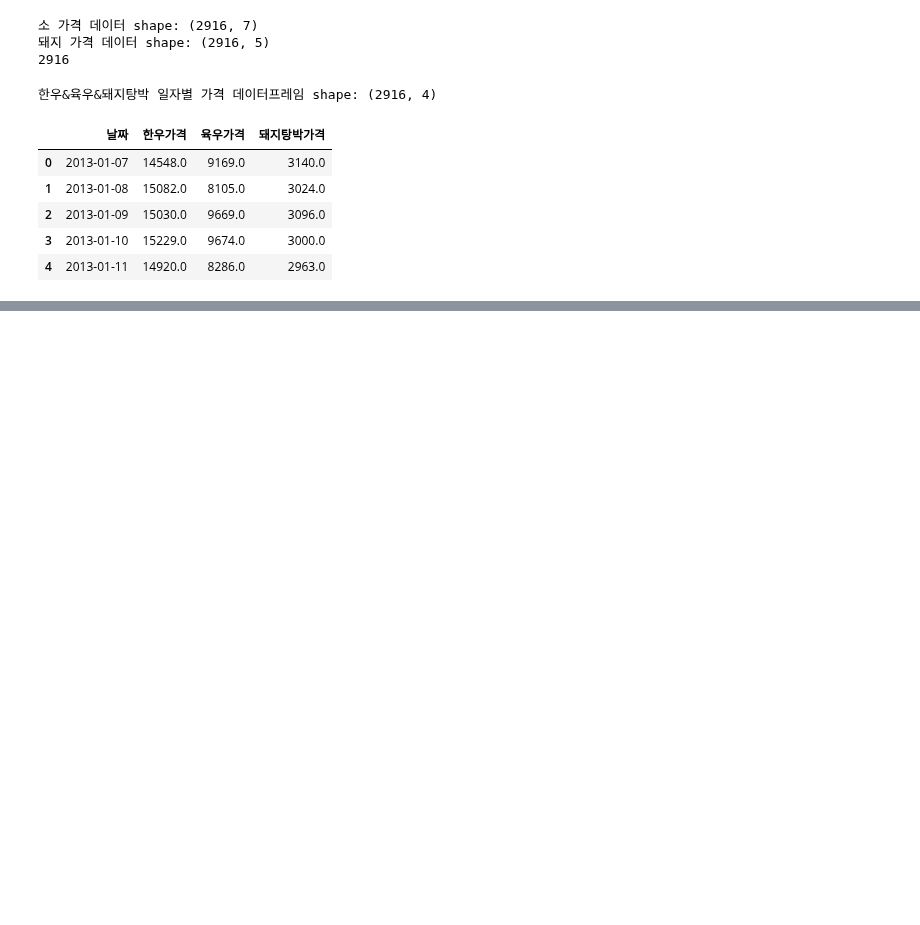
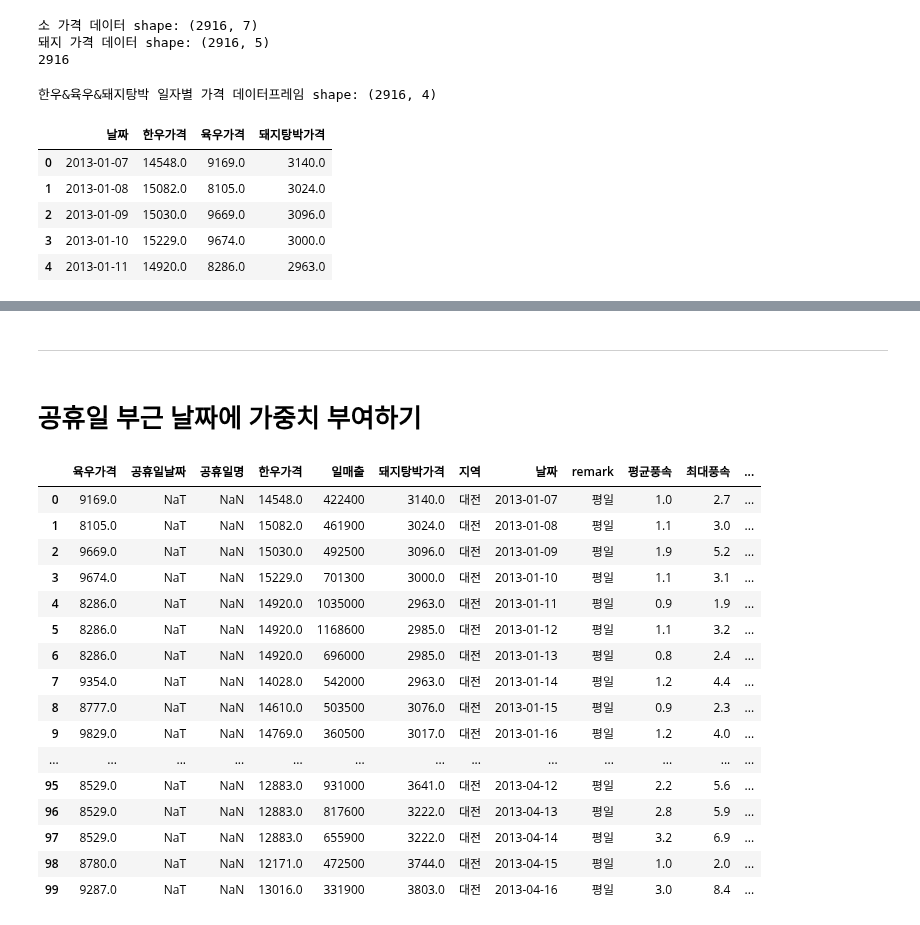
Before and after one commit to young-hun-jo/DataAnalysis, a Jupyter notebook: woochuri/analysis.ipynb, the cells around one changed output, grey strips where cells are left out. Saved outputs shown, nothing was run; the diff lists cells and outputs as text; code cells hidden in the pictures; blank space fills up the shorter version.

```diff
--- a/woochuri/analysis.ipynb
+++ b/woochuri/analysis.ipynb
@@ -225,0 +263,31 @@ sales_holiday_df.head(100)
+# %%
+# 결측치 변수마다 각각 상관관계가 높은 변수들끼리 비지도 학습인 KNN을 수행하여 결측치 대체하기!
+# 단, K값이 하이퍼파라미터이기 때문에 최적의 K값을 도출하지 못하는 한계는 존재..
+# 우선 디폴트 K값이 5이기 때문에 5로 설정!
+from sklearn.impute import KNNImputer
+
+avg_wind = dataset[['평균풍속', '최대풍속']] # 결측치:평균풍속
+avg_humid = dataset[['평균상대습도', '최소상대습도', '최저기온', '일강수량', '평균기온', '최고기온']] # 결측치:평균상대습도
+max_sun_h = dataset[['1시간최다일사량', '최고기온', '평균기온', '최저기온', '최소상대습도']] # 결측치:1시가최다일사량
+max_sun = dataset[['일사량', '최고기온', '평균기온', '최저기온', '최소상대습도']] # 결측치:일사량
+
+knn_datasets = [avg_wind, avg_humid, max_sun_h, max_sun]
+after_datasets = []
+for data in knn_datasets:
+    imputer = KNNImputer(n_neighbors=5, weights='uniform', metric='nan_euclidean')
+    imputer.fit(data.values)
+    after_values = imputer.transform(data.values) # array
+    after_dataset = pd.DataFrame(after_values, columns=data.columns)
+    after_datasets.append(after_dataset)
+# 결측치 채운 데이터 프레임으로 전체 병합 후 distinct한 칼럼들만 추출해서 결측치가 채워진 날씨 변수들로 재탄생!
+concat_df = pd.concat([after_datasets[0], after_datasets[1], after_datasets[2], after_datasets[3]], axis=1)
+
+# dataframe boolean 인덱싱은 중복 제거되서 추출되지 않음.
+#단, pd.DataFrame으로 데이터프레임을 만들 때 값과 칼럼이 동일한 것들은 자동으로 중복제거되어 만들어짐!
+concat_cols = concat_df.columns.tolist()
+transform_dict = {}
+# 행벡터 -> 열벡터로 만들기 위해서 Transpose 사용
+for i, v in enumerate(concat_df.values.T):
+    transform_dict[concat_cols[i]] = v
+
+transform_df = pd.DataFrame(transform_dict)
@@ -225,0 +306,5 @@ sales_holiday_df.head(100)
+# %%
+standard_cols = set(dataset.columns) - set(transform_df.columns)
+dataset = pd.concat([dataset[standard_cols], transform_df], axis=1)
+print('결측치 대체 후 데이터 원본과 병합한 shape:', dataset.shape)
+dataset.head()
@@ -225,0 +319,25 @@ sales_holiday_df.head(100)
+# %% [markdown]
+---
+# %% [markdown]
+# 공휴일 부근 날짜에 가중치 부여하기
+# %%
+pd.options.display.max_rows = 100
+dataset.head(100)
+# %% [output]
+|  | 육우가격 | 공휴일날짜 | 공휴일명 | 한우가격 | 일매출 | 돼지탕박가격 | 지역 | 날짜 | remark | 평균풍속 | 최대풍속 | ... |
+| 0 | 9169.0 | NaT | NaN | 14548.0 | 422400 | 3140.0 | 대전 | 2013-01-07 | 평일 | 1.0 | 2.7 | ... |
+| 1 | 8105.0 | NaT | NaN | 15082.0 | 461900 | 3024.0 | 대전 | 2013-01-08 | 평일 | 1.1 | 3.0 | ... |
+| 2 | 9669.0 | NaT | NaN | 15030.0 | 492500 | 3096.0 | 대전 | 2013-01-09 | 평일 | 1.9 | 5.2 | ... |
+| 3 | 9674.0 | NaT | NaN | 15229.0 | 701300 | 3000.0 | 대전 | 2013-01-10 | 평일 | 1.1 | 3.1 | ... |
+| 4 | 8286.0 | NaT | NaN | 14920.0 | 1035000 | 2963.0 | 대전 | 2013-01-11 | 평일 | 0.9 | 1.9 | ... |
+| 5 | 8286.0 | NaT | NaN | 14920.0 | 1168600 | 2985.0 | 대전 | 2013-01-12 | 평일 | 1.1 | 3.2 | ... |
+| 6 | 8286.0 | NaT | NaN | 14920.0 | 696000 | 2985.0 | 대전 | 2013-01-13 | 평일 | 0.8 | 2.4 | ... |
+| 7 | 9354.0 | NaT | NaN | 14028.0 | 542000 | 2963.0 | 대전 | 2013-01-14 | 평일 | 1.2 | 4.4 | ... |
+| 8 | 8777.0 | NaT | NaN | 14610.0 | 503500 | 3076.0 | 대전 | 2013-01-15 | 평일 | 0.9 | 2.3 | ... |
+| 9 | 9829.0 | NaT | NaN | 14769.0 | 360500 | 3017.0 | 대전 | 2013-01-16 | 평일 | 1.2 | 4.0 | ... |
+| ... | ... | ... | ... | ... | ... | ... | ... | ... | ... | ... | ... | ... |
+| 95 | 8529.0 | NaT | NaN | 12883.0 | 931000 | 3641.0 | 대전 | 2013-04-12 | 평일 | 2.2 | 5.6 | ... |
+| 96 | 8529.0 | NaT | NaN | 12883.0 | 817600 | 3222.0 | 대전 | 2013-04-13 | 평일 | 2.8 | 5.9 | ... |
+| 97 | 8529.0 | NaT | NaN | 12883.0 | 655900 | 3222.0 | 대전 | 2013-04-14 | 평일 | 3.2 | 6.9 | ... |
+| 98 | 8780.0 | NaT | NaN | 12171.0 | 472500 | 3744.0 | 대전 | 2013-04-15 | 평일 | 1.0 | 2.0 | ... |
+| 99 | 9287.0 | NaT | NaN | 13016.0 | 331900 | 3803.0 | 대전 | 2013-04-16 | 평일 | 3.0 | 8.4 | ... |
```
Also changed, not shown: parts of 34 cells of this notebook.
